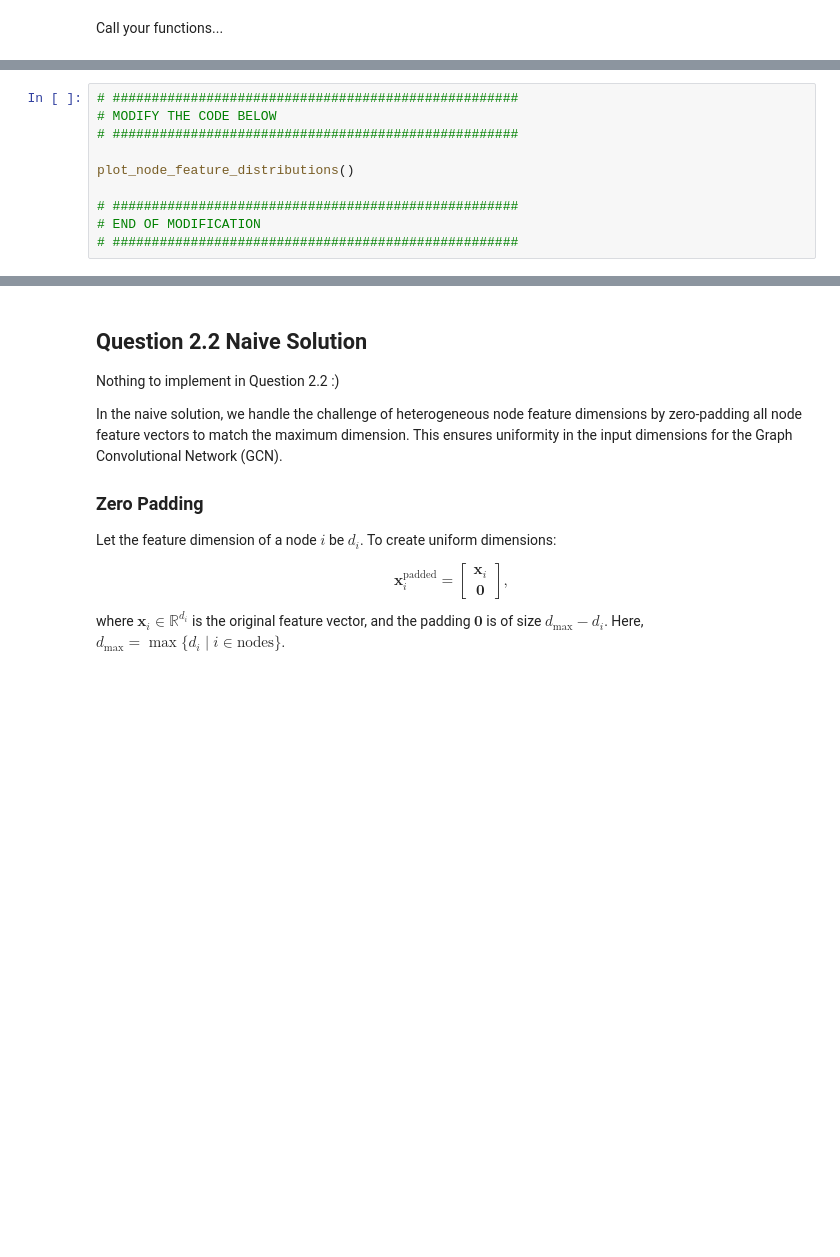
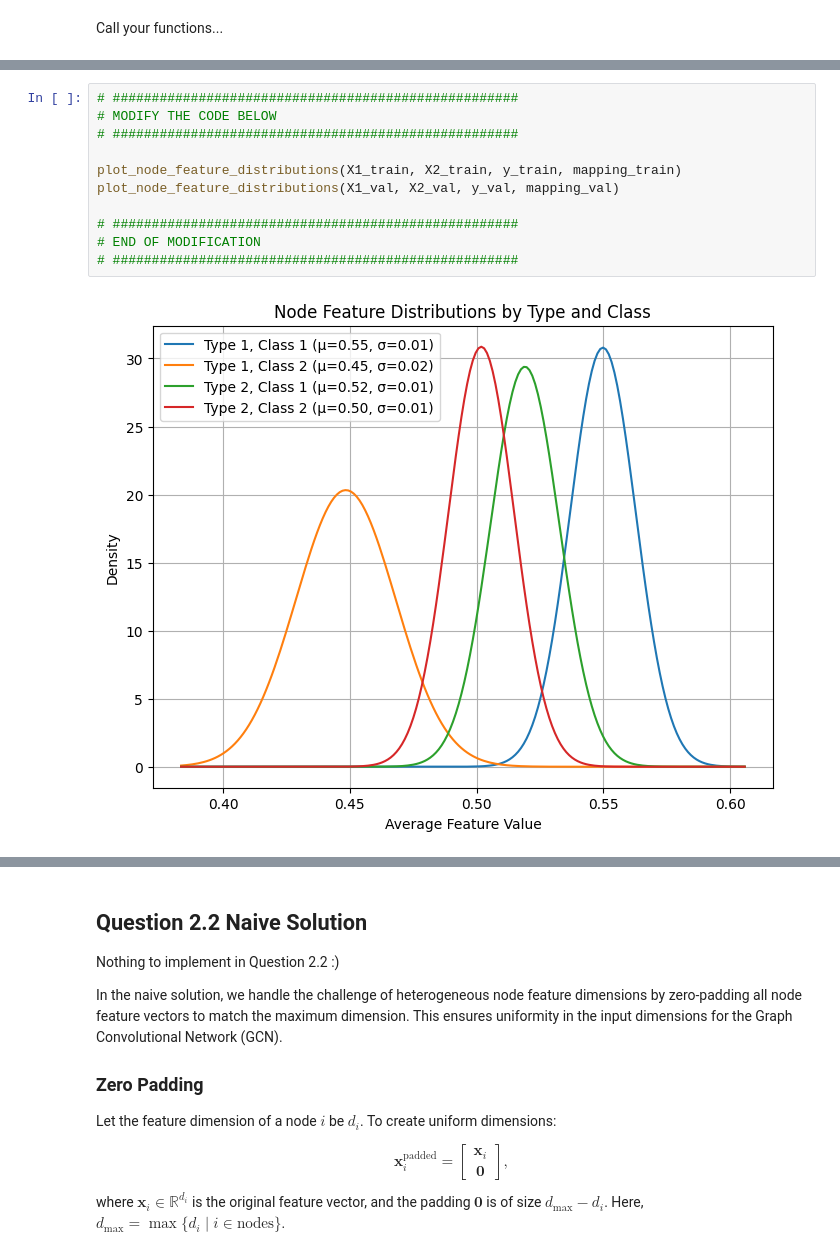
Before and after one commit to rishi-khiroya/dgl, a Jupyter notebook: q2_heterogeneous_node_classifcation.ipynb, the cells around one changed output, grey strips where cells are left out. Saved outputs shown, nothing was run; the diff lists cells and outputs as text; blank space fills up the shorter version.

```diff
--- a/q2_heterogeneous_node_classifcation.ipynb
+++ b/q2_heterogeneous_node_classifcation.ipynb
@@ -254,10 +285,13 @@ UnboundLocalError: cannot access local variable 'labels' where it is not associa
 # %%
 # ####################################################
 # MODIFY THE CODE BELOW
 # ####################################################
 
-plot_node_feature_distributions()
+plot_node_feature_distributions(X1_train, X2_train, y_train, mapping_train)
+plot_node_feature_distributions(X1_val, X2_val, y_val, mapping_val)
 
 # ####################################################
 # END OF MODIFICATION
 # ####################################################
+# %% [output]
+[figure, added]
```
Also changed, not shown: parts of 11 cells of this notebook.
